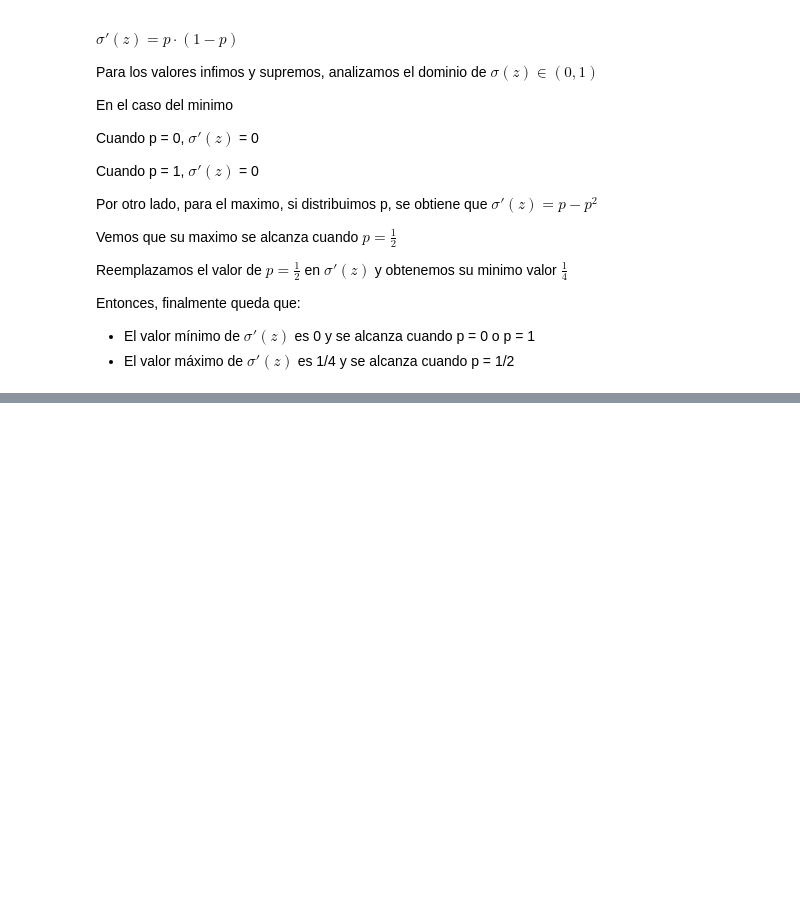
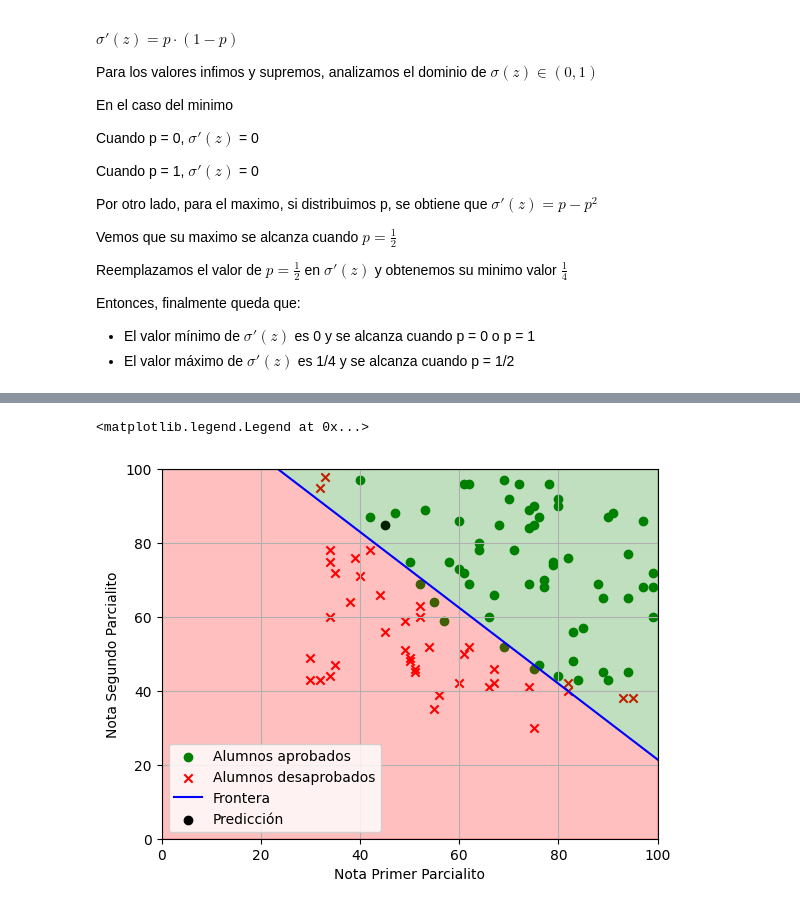
Before and after one commit to joaquinmacia/taller_procesamiento_senales, a Jupyter notebook: guia_2/guia_2.ipynb, the cells around one changed output, grey strips where cells are left out. Saved outputs shown, nothing was run; the diff lists cells and outputs as text; code cells hidden in the pictures; blank space fills up the shorter version.

```diff
--- a/guia_2/guia_2.ipynb
+++ b/guia_2/guia_2.ipynb
@@ -246,0 +252,8 @@ Entonces, finalmente queda que:
+# %%
+# Cargamos los datos
+data = np.loadtxt('recursos/parcialitos.txt')
+
+#Printeamos para ver la estructura de los datos
+#np.head(data)
+
+#del data
@@ -246,0 +282,43 @@ Entonces, finalmente queda que:
+# %%
+# b) y c)
+
+resultados_parcialitos = data[:,0:2]
+aprobados = data[:, 2]
+
+reg_logistica = LogisticRegression()
+
+reg_logistica.fit(resultados_parcialitos, aprobados)
+
+alumnos_aprobados = np.where(aprobados==1)
+alumnos_desaprobados = np.where(aprobados==0)
+
+x = np.linspace(0, 100, 100)
+w1, w2 = reg_logistica.coef_.T
+b = reg_logistica.intercept_[0]
+ordenada = -b/w2
+pendiente = -w1/w2
+frontera = pendiente * x + ordenada
+
+# Prediccion
+nota1 = 45
+nota2 = 85
+
+
+plt.scatter(resultados_parcialitos[alumnos_aprobados, 0], resultados_parcialitos[alumnos_aprobados, 1], color='green', marker='o', label='Alumnos aprobados')
+plt.scatter(resultados_parcialitos[alumnos_desaprobados, 0], resultados_parcialitos[alumnos_desaprobados, 1], color='red', marker='x', label='Alumnos desaprobados')
+plt.plot(x, frontera, label='Frontera', color='blue')
+plt.scatter(nota1, nota2, color='black', label='Predicción')
+plt.fill_between(x, frontera, 0 ,color='red', alpha=0.25)
+plt.fill_between(x, frontera, 100, color='green', alpha=0.25)
+plt.xlabel('Nota Primer Parcialito')
+plt.ylabel('Nota Segundo Parcialito')
+plt.xlim(0, 100)
+plt.ylim(0, 100)
+plt.grid()
+plt.legend()
+
+
+#del resultados_parcialitos, aprobados, reg_logistica, alumnos_aprobados, alumnos_desaprobados
+# %% [output]
+<matplotlib.legend.Legend at 0x...>
+[figure, added]
```
Also changed, not shown: parts of 4 cells of this notebook, 1 other file.
